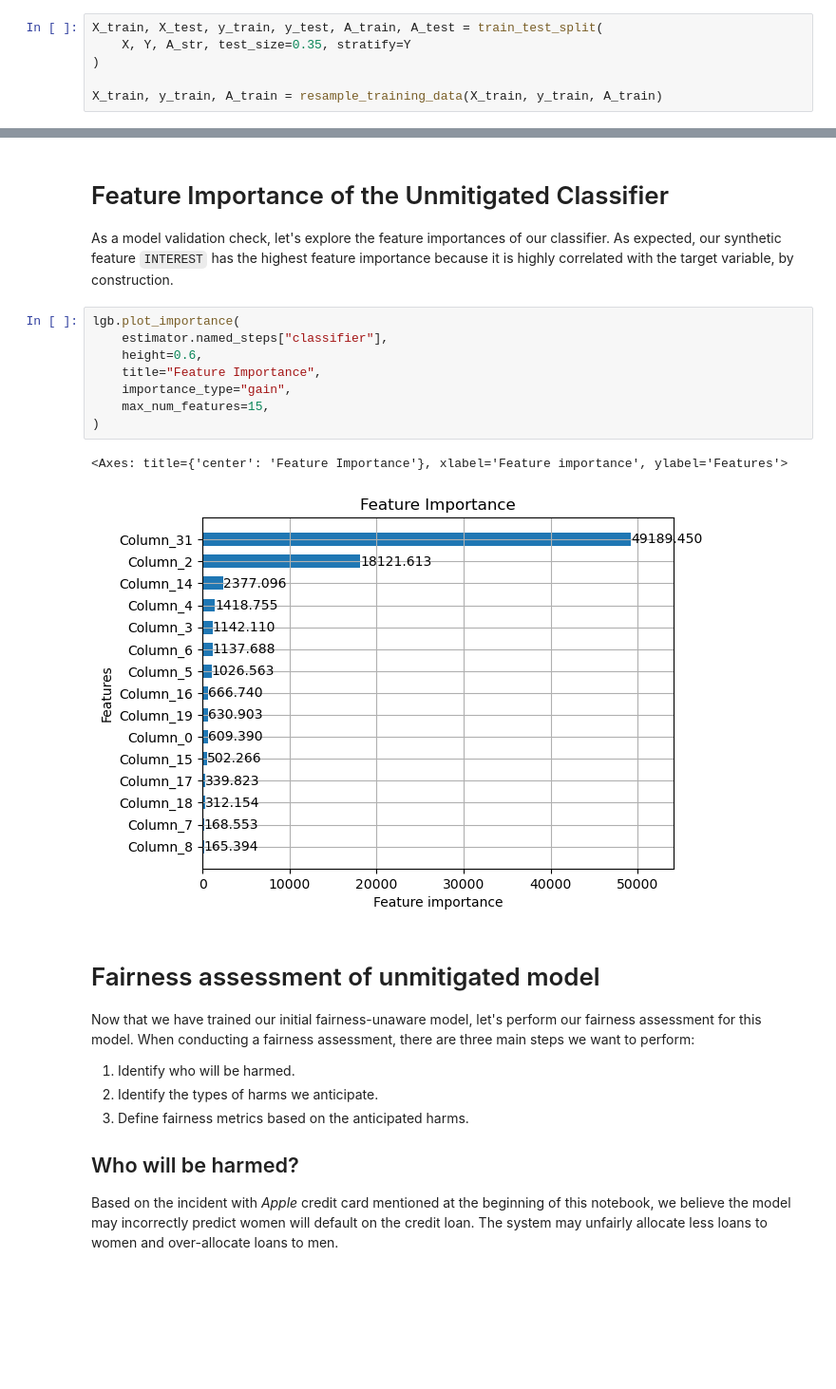
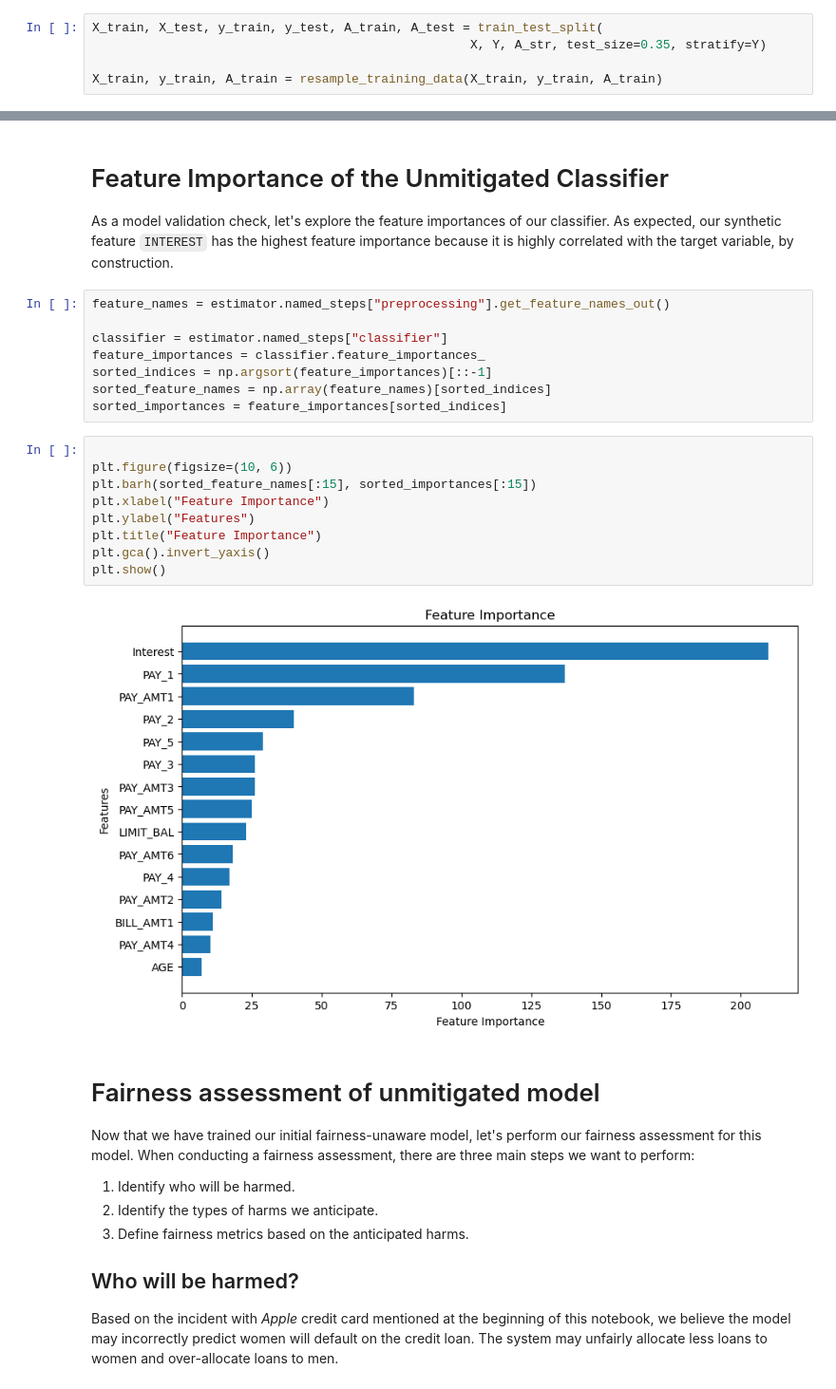
Before and after one commit to Ghana-Data-Science-Summit-IndabaX-Ghana/IndabaX25, a Jupyter notebook: Designing Fair Machine Learning Algorithms (Advanced Level)/Measuring and Mitigating Unfairness.ipynb, the cells around one changed output, grey strips where cells are left out. Shown at 95% size. Saved outputs shown, nothing was run; the diff lists cells and outputs as text; blank space fills up the shorter version.

Commit message:
added the slides and images for the feature importance

```diff
--- a/Designing Fair Machine Learning Algorithms (Advanced Level)/Measuring and Mitigating Unfairness.ipynb
+++ b/Designing Fair Machine Learning Algorithms (Advanced Level)/Measuring and Mitigating Unfairness.ipynb
@@ -294,8 +290,7 @@ def resample_training_data(X_train, Y_train, A_train):
     return X_train, Y_train, A_train
 # %%
 X_train, X_test, y_train, y_test, A_train, A_test = train_test_split(
-    X, Y, A_str, test_size=0.35, stratify=Y
-)
+                                                   X, Y, A_str, test_size=0.35, stratify=Y)
 
 X_train, y_train, A_train = resample_training_data(X_train, y_train, A_train)
 # %% [markdown]
@@ -351,17 +346,25 @@ As a model validation check, let\'s explore the feature importances of
 our classifier. As expected, our synthetic feature `INTEREST` has the
 highest feature importance because it is highly correlated with the
 target variable, by construction.
-# %%
-lgb.plot_importance(
-    estimator.named_steps["classifier"],
-    height=0.6,
-    title="Feature Importance",
-    importance_type="gain",
-    max_num_features=15,
-)
-# %% [output]
-<Axes: title={'center': 'Feature Importance'}, xlabel='Feature importance', ylabel='Features'>
-[figure, removed]
+# %%
+feature_names = estimator.named_steps["preprocessing"].get_feature_names_out()
+
+classifier = estimator.named_steps["classifier"]
+feature_importances = classifier.feature_importances_
+sorted_indices = np.argsort(feature_importances)[::-1]
+sorted_feature_names = np.array(feature_names)[sorted_indices]
+sorted_importances = feature_importances[sorted_indices]
+# %%
+
+plt.figure(figsize=(10, 6))
+plt.barh(sorted_feature_names[:15], sorted_importances[:15])
+plt.xlabel("Feature Importance")
+plt.ylabel("Features")
+plt.title("Feature Importance")
+plt.gca().invert_yaxis()
+plt.show()
+# %% [output]
+[figure, added]
 # %% [markdown]
 Fairness assessment of unmitigated model
 ========================================
```
Also changed, not shown: parts of 13 cells of this notebook, 2 other files.
